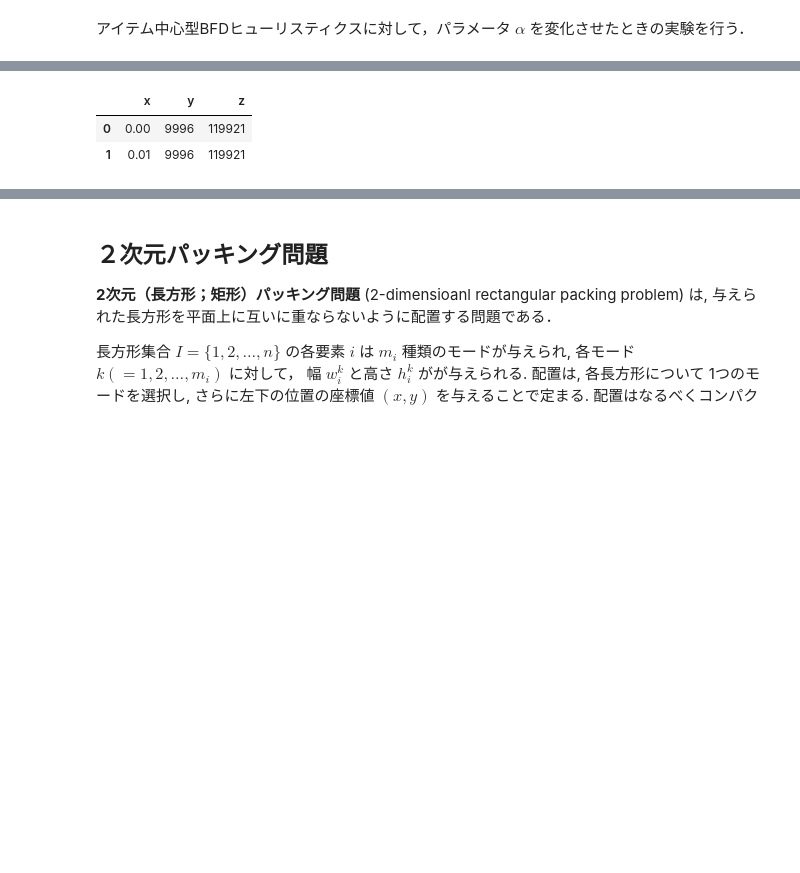
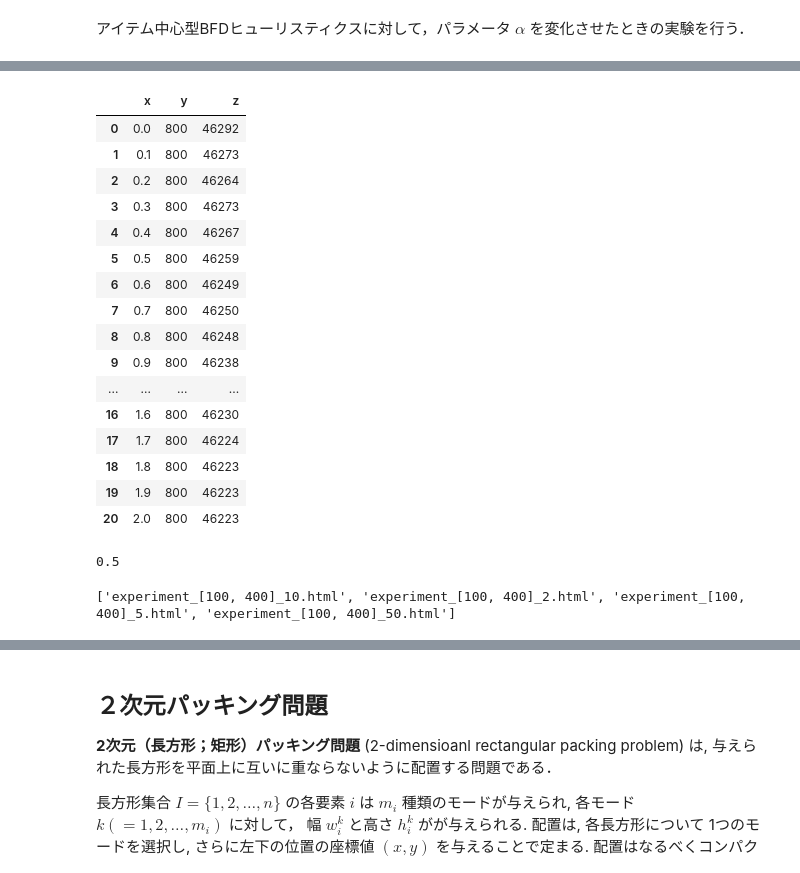
Before and after one commit to stutkhd/vector_packing, a Jupyter notebook: work/68packing.ipynb, the cells around one changed output, grey strips where cells are left out. Cells and saved outputs as stored; diff of their text form; code cells hidden in the pictures; blank space fills up the shorter version.

```diff
--- a/work/68packing.ipynb
+++ b/work/68packing.ipynb
@@ -202,7 +202,7 @@ def solvebinPacking(s,B):
 
 
 def Discretebniform(n=10,lb=1,ub=99,b=100):
-    """Discretebniform: create random, uniform instance for the bin packing problem."""
+    """Discretebniform: create random, uniform  for the bin packing problem."""
     b = 100
     s = [0]*n
     for i in range(n):
@@ -400,14 +400,14 @@ def solveCuttingStock(w,q,b):
 
 
 def CuttingStockExample1():
-    """CuttingStockExample1: create toy instance for the cutting stock problem."""
+    """CuttingStockExample1: create toy  for the cutting stock problem."""
     b = 110            # roll width (bin size)
     w = [20,45,50,55,75]  # width (size) of orders (items)
     q = [48,35,24,10,8]  # quantitiy of orders
     return w,q,b
 
 def CuttingStockExample2():
-    """CuttingStockExample2: create toy instance for the cutting stock problem."""
+    """CuttingStockExample2: create toy  for the cutting stock problem."""
     b = 9            # roll width (bin size)
     w = [2,3,4,5,6,7,8]   # width (size) of orders (items)
     q = [4,2,6,6,2,2,2]  # quantitiy of orders
@@ -415,7 +415,7 @@ def CuttingStockExample2():
 
 
 def mkCuttingStock(s):
-    """mkCuttingStock: convert a bin packing instance into cutting stock format"""
+    """mkCuttingStock: convert a bin packing  into cutting stock format"""
     w,q = [],[]   # list of different widths (sizes) of items, their quantities
     for item in sorted(s):
         if w == [] or item != w[-1]:
@@ -427,7 +427,7 @@ def mkCuttingStock(s):
 
 
 def mkbinPacking(w,q):
-    """mkbinPacking: convert a cutting stock instance into bin packing format"""
+    """mkbinPacking: convert a cutting stock  into bin packing format"""
     s = []
     for j in range(len(w)):
         for i in range(q[j]):
@@ -688,9 +688,9 @@ print(B)
 #実験
 import numpy as np
 np.random.seed(123)
-n = 10000
-U = 2
-d = 2
+n = 1000
+U = 100
+d = 10
 lb = 3
 ub = 10
 blb = 15
@@ -699,11 +699,11 @@ w0 = np.random.randint(lb,ub,(n,d))
 B0 = np.random.randint(blb,bub, (U,d))
 #c0 = np.random.randint(500,1000,U)
 x, y, z =[],[],[]
-for k in range(1):
+for k in np.arange(0.0, 2.1, 0.01):
     w = w0.copy()
     B = B0.copy()
     # alpha = float(k)/100.
-    alpha =
+    alpha = k
     unassigned = []
     bins = [[] for j in range(U)]
     while len(w)>0:
@@ -750,7 +792,22 @@ fig = px.scatter(df, x="y", y="z")
 plotly.offline.plot(fig);
 # %%
+df = pd.DataFrame({"x":x, "y":y, "z":z})
 df
 # %% [output]
 |  | x | y | z |
-| 0 | 0.00 | 9996 | 119921 |
-| 1 | 0.01 | 9996 | 119921 |
+| 0 | 0.0 | 800 | 46292 |
+| 1 | 0.1 | 800 | 46273 |
+| 2 | 0.2 | 800 | 46264 |
+| 3 | 0.3 | 800 | 46273 |
+| 4 | 0.4 | 800 | 46267 |
+| 5 | 0.5 | 800 | 46259 |
+| 6 | 0.6 | 800 | 46249 |
+| 7 | 0.7 | 800 | 46250 |
+| 8 | 0.8 | 800 | 46248 |
+| 9 | 0.9 | 800 | 46238 |
+| ... | ... | ... | ... |
+| 16 | 1.6 | 800 | 46230 |
+| 17 | 1.7 | 800 | 46224 |
+| 18 | 1.8 | 800 | 46223 |
+| 19 | 1.9 | 800 | 46223 |
+| 20 | 2.0 | 800 | 46223 |
@@ -756,0 +885,4 @@ df
+# %%
+1.0 / 2.0
+# %% [output]
+0.5
@@ -756,0 +893,7 @@ df
+# %%
+import glob
+
+
+print(glob.glob('experiment_*'))
+# %% [output]
+['experiment_[100, 400]_10.html', 'experiment_[100, 400]_2.html', 'experiment_[100, 400]_5.html', 'experiment_[100, 400]_50.html']
```
Also changed, not shown: parts of 63 cells of this notebook.
